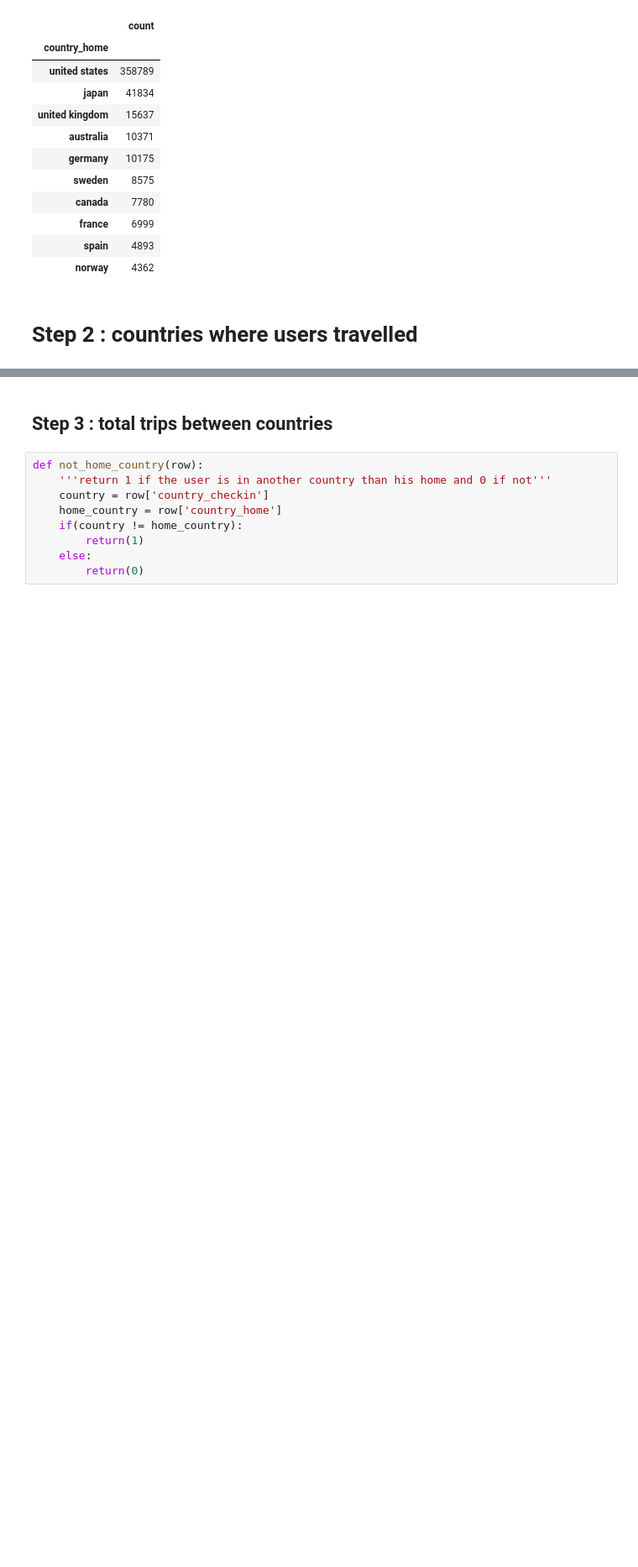
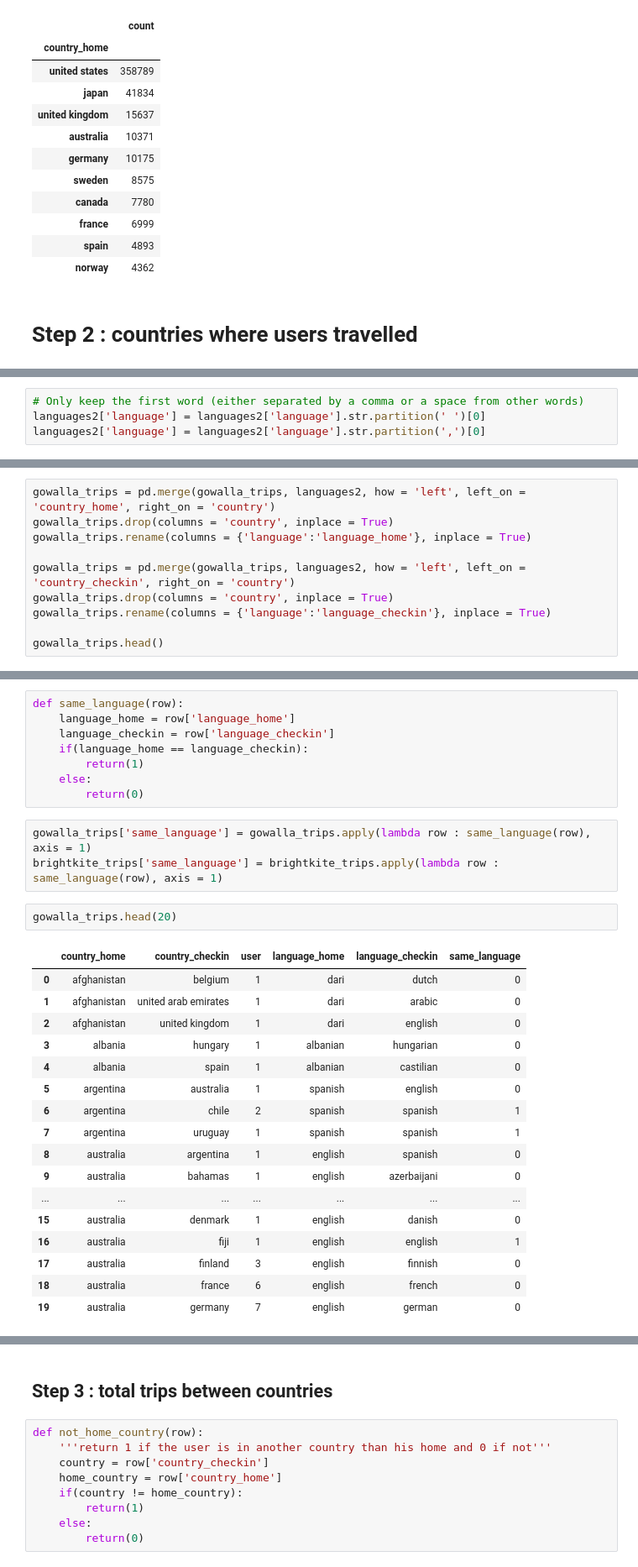
Before and after one commit to epfl-ada/ada-2020-project-milestone-p3-p3_runtime-error, a Jupyter notebook: creative_extension.ipynb, the cells around one changed output, grey strips where cells are left out. Shown at 84% size. Drawn from its saved outputs; the diff is of its cells as text; blank space fills up the shorter version.

```diff
--- a/creative_extension.ipynb
+++ b/creative_extension.ipynb
@@ -461,0 +428,4 @@ brightkite_departures.head(20)
+# %%
+# Only keep the first word (either separated by a comma or a space from other words)
+languages2['language'] = languages2['language'].str.partition(' ')[0]
+languages2['language'] = languages2['language'].str.partition(',')[0]
@@ -461,0 +477,10 @@ brightkite_departures.head(20)
+# %%
+gowalla_trips = pd.merge(gowalla_trips, languages2, how = 'left', left_on = 'country_home', right_on = 'country')
+gowalla_trips.drop(columns = 'country', inplace = True)
+gowalla_trips.rename(columns = {'language':'language_home'}, inplace = True)
+
+gowalla_trips = pd.merge(gowalla_trips, languages2, how = 'left', left_on = 'country_checkin', right_on = 'country')
+gowalla_trips.drop(columns = 'country', inplace = True)
+gowalla_trips.rename(columns = {'language':'language_checkin'}, inplace = True)
+
+gowalla_trips.head()
@@ -461,0 +511,31 @@ brightkite_departures.head(20)
+# %%
+def same_language(row):
+    language_home = row['language_home']
+    language_checkin = row['language_checkin']
+    if(language_home == language_checkin):
+        return(1)
+    else:
+        return(0)
+# %%
+gowalla_trips['same_language'] = gowalla_trips.apply(lambda row : same_language(row), axis = 1)
+brightkite_trips['same_language'] = brightkite_trips.apply(lambda row : same_language(row), axis = 1)
+# %%
+gowalla_trips.head(20)
+# %% [output]
+|  | country_home | country_checkin | user | language_home | language_checkin | same_language |
+| 0 | afghanistan | belgium | 1 | dari | dutch | 0 |
+| 1 | afghanistan | united arab emirates | 1 | dari | arabic | 0 |
+| 2 | afghanistan | united kingdom | 1 | dari | english | 0 |
+| 3 | albania | hungary | 1 | albanian | hungarian | 0 |
+| 4 | albania | spain | 1 | albanian | castilian | 0 |
+| 5 | argentina | australia | 1 | spanish | english | 0 |
+| 6 | argentina | chile | 2 | spanish | spanish | 1 |
+| 7 | argentina | uruguay | 1 | spanish | spanish | 1 |
+| 8 | australia | argentina | 1 | english | spanish | 0 |
+| 9 | australia | bahamas | 1 | english | azerbaijani | 0 |
+| ... | ... | ... | ... | ... | ... | ... |
+| 15 | australia | denmark | 1 | english | danish | 0 |
+| 16 | australia | fiji | 1 | english | english | 1 |
+| 17 | australia | finland | 3 | english | finnish | 0 |
+| 18 | australia | france | 6 | english | french | 0 |
+| 19 | australia | germany | 7 | english | german | 0 |
```
Also changed, not shown: parts of 68 cells of this notebook, 2 other files.
